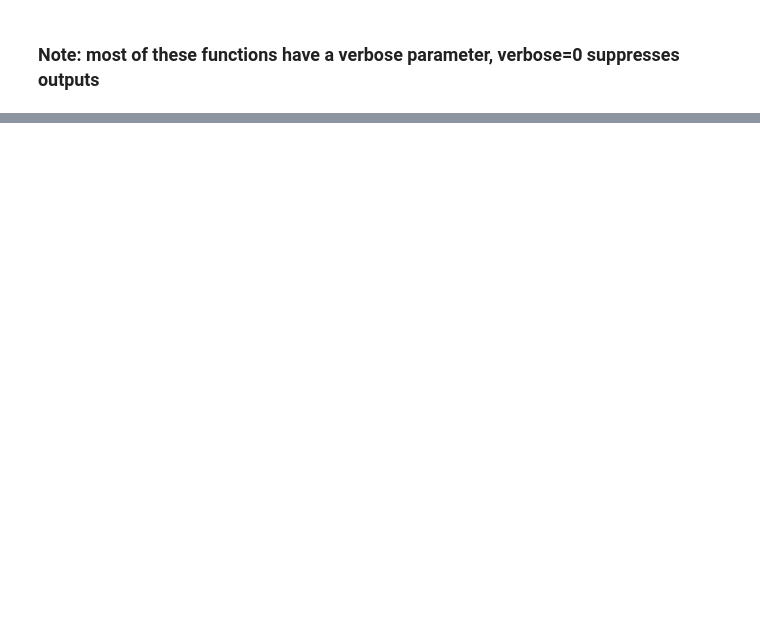
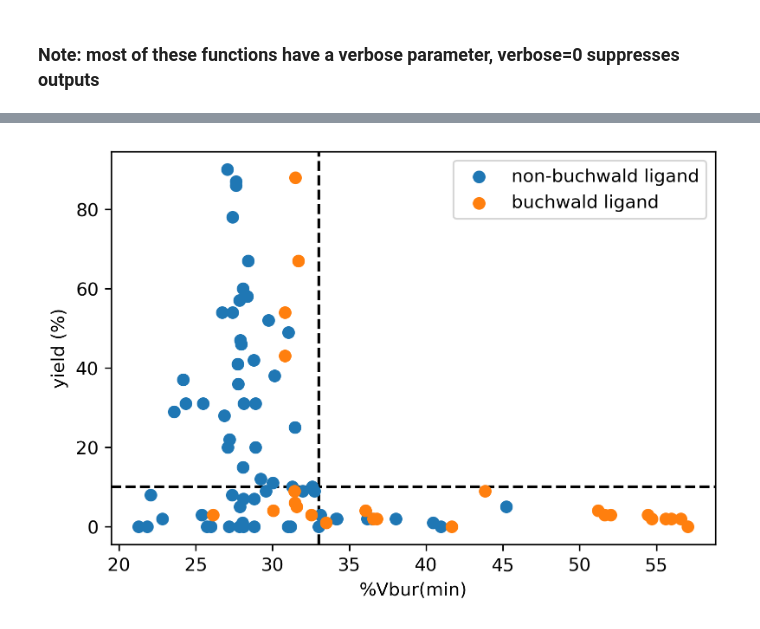
Before and after one commit to beef-broccoli/ochem-data, a Jupyter notebook: kraken/demo.ipynb, the cells around one changed output, grey strips where cells are left out. Drawn from its saved outputs; the diff is of its cells as text; code cells hidden in the pictures; blank space fills up the shorter version.

```diff
--- a/kraken/demo.ipynb
+++ b/kraken/demo.ipynb
@@ -333,0 +491,26 @@ featurize_ligand(id=254)
+# %%
+# plot the reactivity threshold
+with open('id_list/buchwald_found.json') as f:
+    b = json.load(f)
+non_buchwald_ids = []
+buchwald_ids = []
+for i in ids:
+    if i in b:
+        buchwald_ids.append(i)
+    else:
+        non_buchwald_ids.append(i)
+
+v_nb = [v/180*100 for v in list(features.loc[features['id'].isin(non_buchwald_ids)]['vbur_vbur_min'])]
+y_nb = list(data.loc[data['id'].isin(non_buchwald_ids)]['yield'])
+v_b = [v/180*100 for v in list(features.loc[features['id'].isin(buchwald_ids)]['vbur_vbur_min'])]
+y_b = list(data.loc[data['id'].isin(buchwald_ids)]['yield'])
+plt.scatter(v_nb, y_nb, zorder=3, label='non-buchwald ligand')
+plt.scatter(v_b, y_b, zorder=4, label='buchwald ligand')
+plt.axhline(10, c='k', linestyle='dashed', zorder=1)
+plt.axvline(33, c='k', linestyle='dashed', zorder=2)
+plt.xlabel('%Vbur(min)')
+plt.ylabel('yield (%)')
+plt.legend()
+plt.show()
+# %% [output]
+[figure, added]
```
Also changed, not shown: parts of 11 cells of this notebook, 3 other files.
